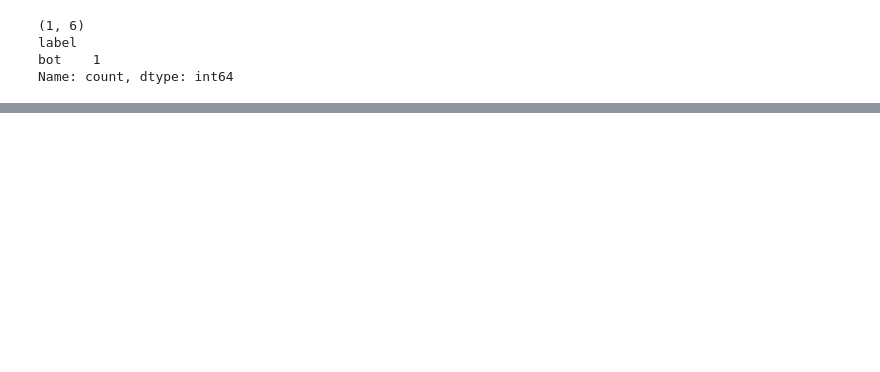
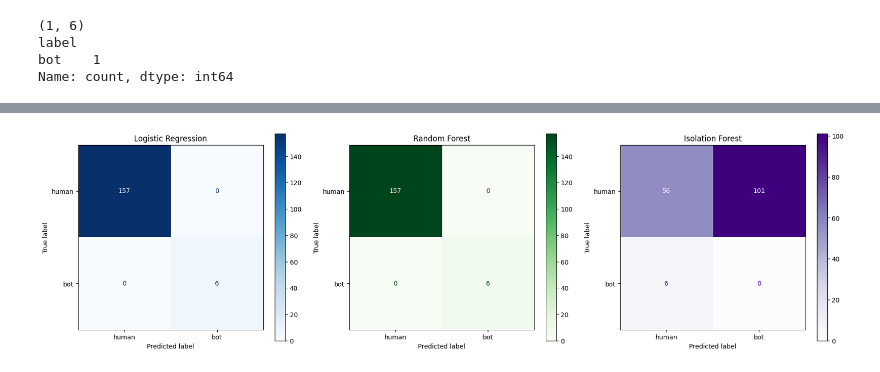
Before and after one commit to chetanya1998/Web_Analytics, a Jupyter notebook: analysis.ipynb, the cells around one changed output, grey strips where cells are left out. Saved outputs shown, nothing was run; the diff lists cells and outputs as text; code cells hidden in the pictures; blank space fills up the shorter version.

```diff
--- a/analysis.ipynb
+++ b/analysis.ipynb
@@ -46,0 +87,3 @@ NameError: name 'df' is not defined
+# %%
+df = pd.read_csv("labeled_sessions.csv")
+print(df['label'].value_counts())
@@ -46,0 +95,18 @@ NameError: name 'df' is not defined
+# %%
+from sklearn.model_selection import train_test_split
+
+X = df[['total_hits', 'bot_hits', 'unique_paths', 'avg_interval']]
+y = df['label']
+
+X_train, X_test, y_train, y_test = train_test_split(X, y, stratify=y, test_size=0.3, random_state=42)
+# %%
+from sklearn.linear_model import LogisticRegression
+from sklearn.ensemble import RandomForestClassifier, IsolationForest
+
+lr = LogisticRegression().fit(X_train, y_train)
+rf = RandomForestClassifier(n_estimators=100, random_state=42).fit(X_train, y_train)
+iso = IsolationForest(contamination=0.3, random_state=42).fit(X_train)
+
+y_pred_lr = lr.predict(X_test)
+y_pred_rf = rf.predict(X_test)
+y_pred_iso = pd.Series(iso.predict(X_test)).map({1: 'human', -1: 'bot'})
@@ -46,0 +137,18 @@ NameError: name 'df' is not defined
+# %%
+from sklearn.metrics import ConfusionMatrixDisplay
+
+fig, axes = plt.subplots(1, 3, figsize=(18, 5))
+
+ConfusionMatrixDisplay.from_predictions(y_test, y_pred_lr, ax=axes[0], display_labels=['human', 'bot'], cmap='Blues')
+axes[0].set_title('Logistic Regression')
+
+ConfusionMatrixDisplay.from_predictions(y_test, y_pred_rf, ax=axes[1], display_labels=['human', 'bot'], cmap='Greens')
+axes[1].set_title('Random Forest')
+
+ConfusionMatrixDisplay.from_predictions(y_test, y_pred_iso, ax=axes[2], display_labels=['human', 'bot'], cmap='Purples')
+axes[2].set_title('Isolation Forest')
+
+plt.tight_layout()
+plt.show()
+# %% [output]
+[figure, added]
```
Also changed, not shown: parts of 11 cells of this notebook.
